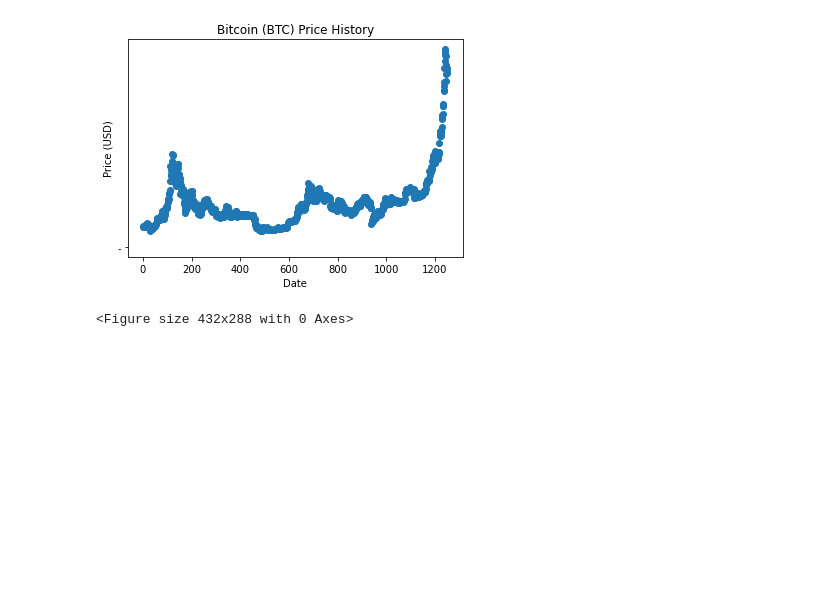
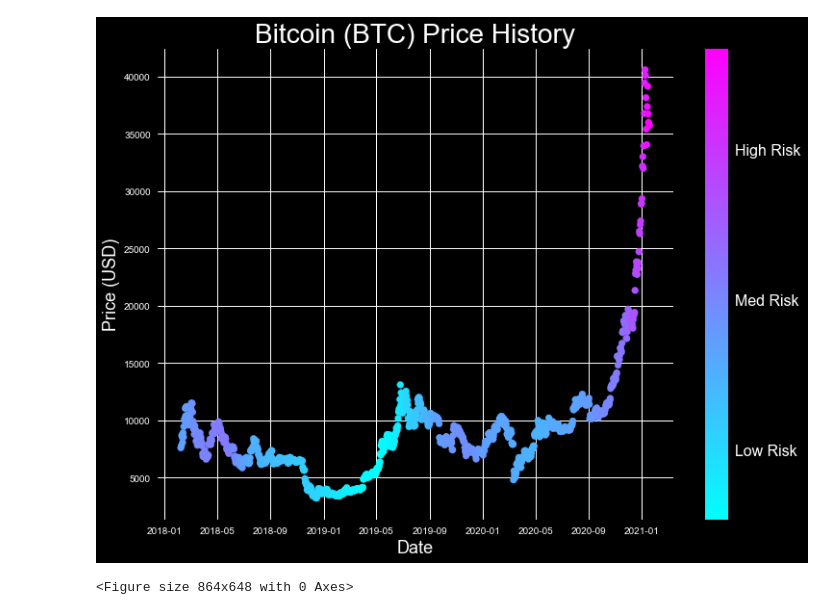
Before and after one commit to freq0ut/python-crypto-data, a Jupyter notebook: pandas_data_test.ipynb, the cells around one changed output. Cells and saved outputs as stored; diff of their text form; code cells hidden in the pictures; blank space fills up the shorter version.

```diff
--- a/pandas_data_test.ipynb
+++ b/pandas_data_test.ipynb
@@ -18,13 +33,13 @@ def Reverse(lst):
 # %%
-btcDateList = btc_date_df.index.tolist()
-btcClosePriceList = Reverse(btc_closePrice_df.values.tolist())
+from matplotlib import rcParams
+rcParams['figure.figsize'] = 12,9
 
-adaDateList = ada_date_df.index.tolist()
-adaClosePriceList = Reverse(ada_closePrice_df.values.tolist())
+#plt.gca().xaxis.set_major_formatter(mdates.DateFormatter('%m/%d/%Y'))
+#plt.gca().xaxis.set_major_locator(mdates.DayLocator())
 
 fig, axs = plt.subplots(2, 1, constrained_layout=True)
 
-axs[0].plot(btcDateList, btcClosePriceList, 'o', '-')
+axs[0].plot(formatBtcDateList, btcClosePriceList, 'o', '-')
 axs[0].set_title('Bitcoin Price History')
 axs[0].set_xlabel('Date')
 axs[0].set_ylabel('Price (USD)')
@@ -41,21 +56,47 @@ plt.show()
 # %%
 # plotting the points
-plt.plot(btcDateList, btcClosePriceList, 'o', '-')
+colorList = []
+for i in range (0, len(btcDateList)):
+    colorList.append(i)
+
+ma175risk = []
+
+for i in range (0, 175):
+    ma175risk.append(i)
+
+for i in range (175, len(btcClosePriceList)):
+    # calculate average of previous 175 values
+    movingAvg_sum = 0
+    for j in range (0, 175):
+        movingAvg_sum = movingAvg_sum + int(btcClosePriceList[i-j][0])
+
+    movingAvg = movingAvg_sum/175
+    ma175risk.append(movingAvg)
+
+for i in range (0,175):
+    formatBtcDateList.pop(0)
+    btcClosePriceList.pop(0)
+    ma175risk.pop(0)
+
+plt.style.use('dark_background')
+plt.scatter(formatBtcDateList, btcClosePriceList, c = ma175risk, cmap = 'cool')
 
 # naming the x axis
-plt.xlabel('Date')
+plt.xlabel('Date', fontsize = 18)
 # naming the y axis
-plt.ylabel('Price (USD)')
+plt.ylabel('Price (USD)', fontsize = 18)
 
 # giving a title to my graph
-plt.title('Bitcoin (BTC) Price History')
+plt.title('Bitcoin (BTC) Price History', fontsize = 28)
 
 # function to show the plot
+cbar = plt.colorbar()
+cbar.ax.set_yticklabels(['Low Risk','','Med Risk','','High Risk'], fontsize = 16)
 plt.show()
 plt.savefig('btcTest.png', dpi=600)
 # %% [output]
-[figure, old version]
+[figure, new version]
-<Figure size 432x288 with 0 Axes>
+<Figure size 864x648 with 0 Axes>
 # %%
 # plotting the points
 plt.plot(adaDateList, adaClosePriceList, 'o', '-')
```
Also changed, not shown: parts of 4 cells of this notebook, 3 other files.
